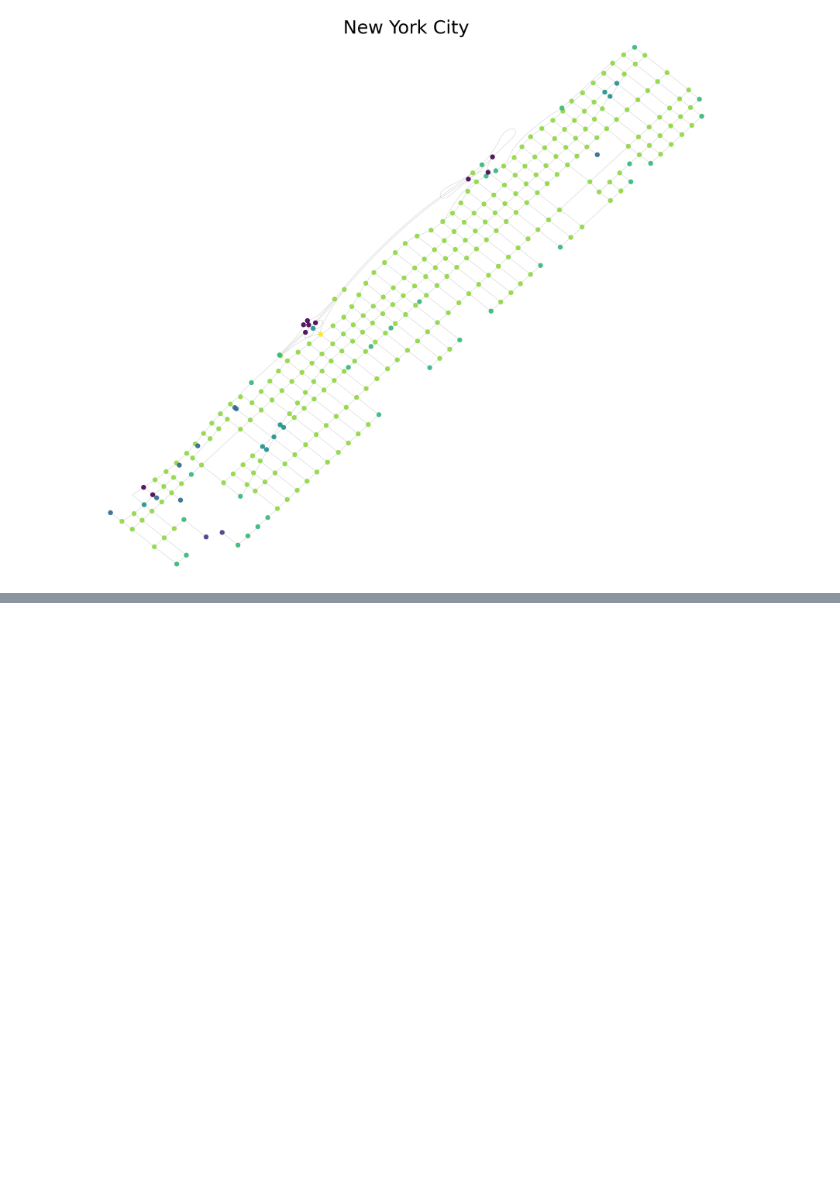
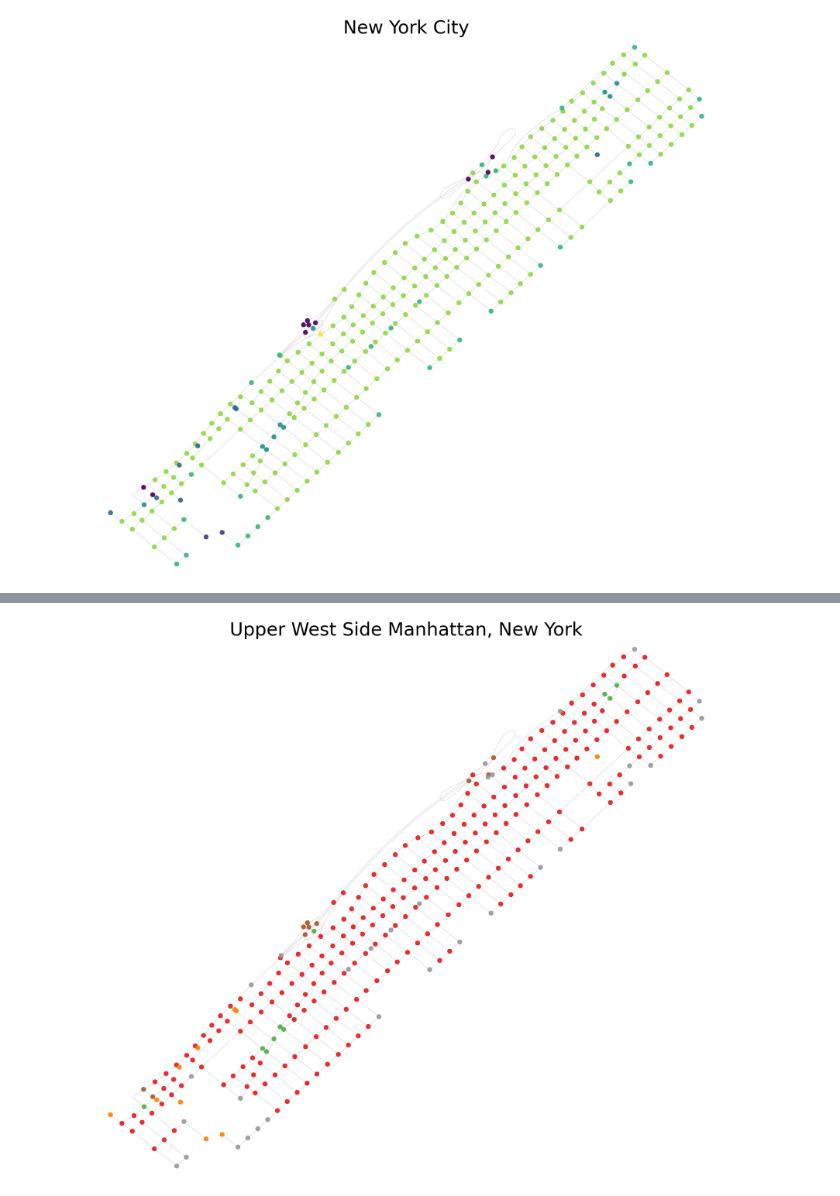
Before and after one commit to gsagostini/urban-graphlets, a Jupyter notebook: notebooks/10-01_node-clustering.ipynb, the cells around one changed output, grey strips where cells are left out. Drawn from its saved outputs; the diff is of its cells as text; code cells hidden in the pictures; blank space fills up the shorter version.

```diff
--- a/notebooks/10-01_node-clustering.ipynb
+++ b/notebooks/10-01_node-clustering.ipynb
@@ -124,0 +227,9 @@ plt.show()
+# %%
+GDMs_dict = load_file('../data/d2_processed/GDMs_dict.pickle')
+graphs_dict = load_file('../data/d2_processed/graphs_dict.pickle')
+node_gdfs_dict = load_file('../data/d2_processed/node_gdfs_dict.pickle')
+# %%
+Dmatrix_dict = load_file('../data/d3_results/Dmatrix_dict.pickle')
+completelink_dict = load_file('../data/d3_results/complete_linkage_dict.pickle')
+singlelink_dict = load_file('../data/d3_results/single_linkage_dict.pickle')
+averagelink_dict = load_file('../data/d3_results/average_linkage_dict.pickle')
@@ -124,0 +256,9 @@ plt.show()
+# %%
+key = ('Upper West Side Manhattan','New York')
+
+graph = graphs_dict[key]
+node_gdf = node_gdfs_dict[key]
+Dmatrix = Dmatrix_dict[key]
+singlelink = singlelink_dict[key]
+completelink = completelink_dict[key]
+averagelink = averagelink_dict[key]
@@ -124,0 +269,15 @@ plt.show()
+# %%
+linkage = averagelink
+
+flat_cluster_arr = sch.fcluster(linkage, t=5, criterion='maxclust')
+node_gdf['cluster-7'] = flat_cluster_arr
+
+fig, ax = plt.subplots(figsize=(30, 30))
+graph_proj = ox.project_graph(graph, to_crs=node_gdf.crs)
+ox.plot_graph(graph_proj, ax=ax, node_size=0, edge_alpha=0.5, show=False, close=False)
+node_gdf.plot(ax=ax, column='cluster-7', alpha=0.9, markersize=150, zorder=30, categorical=True, cmap='Set1')
+ax.set_title(', '.join(key), fontsize=50)
+
+plt.show()
+# %% [output]
+[figure, added]
```
Also changed, not shown: parts of 14 cells of this notebook.
